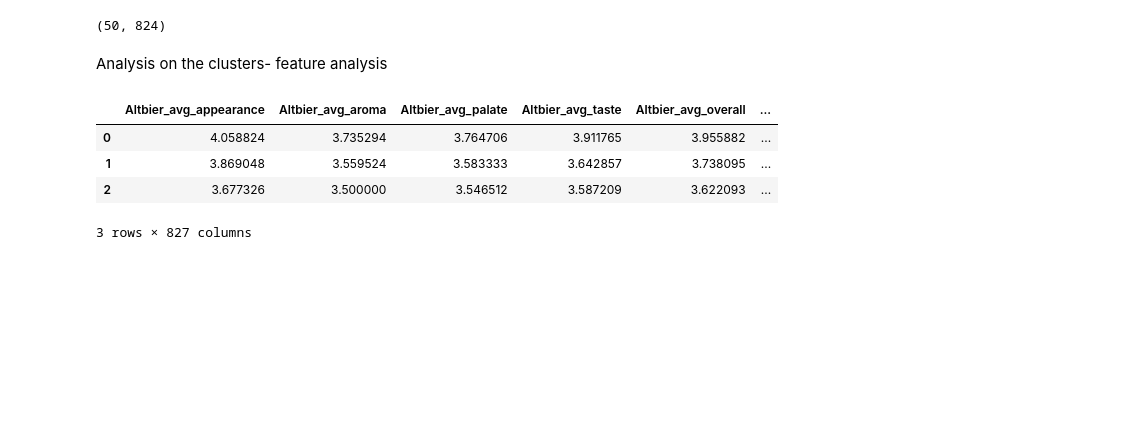
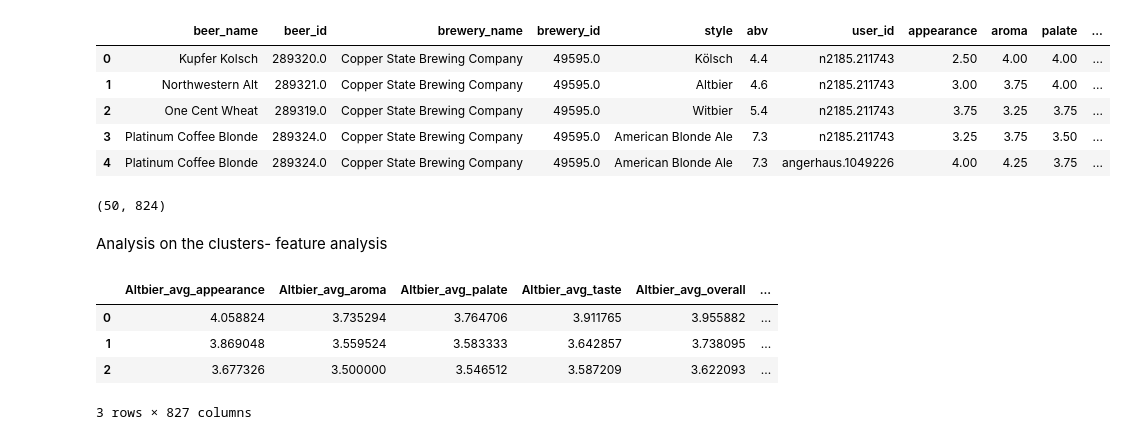
Before and after one commit to epfl-ada/ada-2024-project-x0x0, a Jupyter notebook: src/questions/styleClustering/K_cluster.ipynb, the cells around one changed output. Saved outputs shown, nothing was run; the diff lists cells and outputs as text; code cells hidden in the pictures; blank space fills up the shorter version.

```diff
--- a/src/questions/styleClustering/K_cluster.ipynb
+++ b/src/questions/styleClustering/K_cluster.ipynb
@@ -25,6 +25,15 @@ from src.questions.styleClustering.K_mean_cluster import run_clustering
 from src.questions.styleClustering.utils.prepData import prep_data
 BA_US_knn_text = pd.read_csv('data/knnData/BA_US_knn_text.csv')
 df_total_clustering, states = prep_data(BA_US_knn_text)
+# %%
+BA_US_knn_text.head(5)
+# %% [output]
+|  | beer_name | beer_id | brewery_name | brewery_id | style | abv | user_id | appearance | aroma | palate | ... |
+| 0 | Kupfer Kolsch | 289320.0 | Copper State Brewing Company | 49595.0 | Kölsch | 4.4 | n2185.211743 | 2.50 | 4.00 | 4.00 | ... |
+| 1 | Northwestern Alt | 289321.0 | Copper State Brewing Company | 49595.0 | Altbier | 4.6 | n2185.211743 | 3.00 | 3.75 | 4.00 | ... |
+| 2 | One Cent Wheat | 289319.0 | Copper State Brewing Company | 49595.0 | Witbier | 5.4 | n2185.211743 | 3.75 | 3.25 | 3.75 | ... |
+| 3 | Platinum Coffee Blonde | 289324.0 | Copper State Brewing Company | 49595.0 | American Blonde Ale | 7.3 | n2185.211743 | 3.25 | 3.75 | 3.50 | ... |
+| 4 | Platinum Coffee Blonde | 289324.0 | Copper State Brewing Company | 49595.0 | American Blonde Ale | 7.3 | angerhaus.1049226 | 4.00 | 4.25 | 3.75 | ... |
 # %%
 import umap
 import pandas as pd
```
Also changed, not shown: parts of 1 cell of this notebook, 1 other file.
